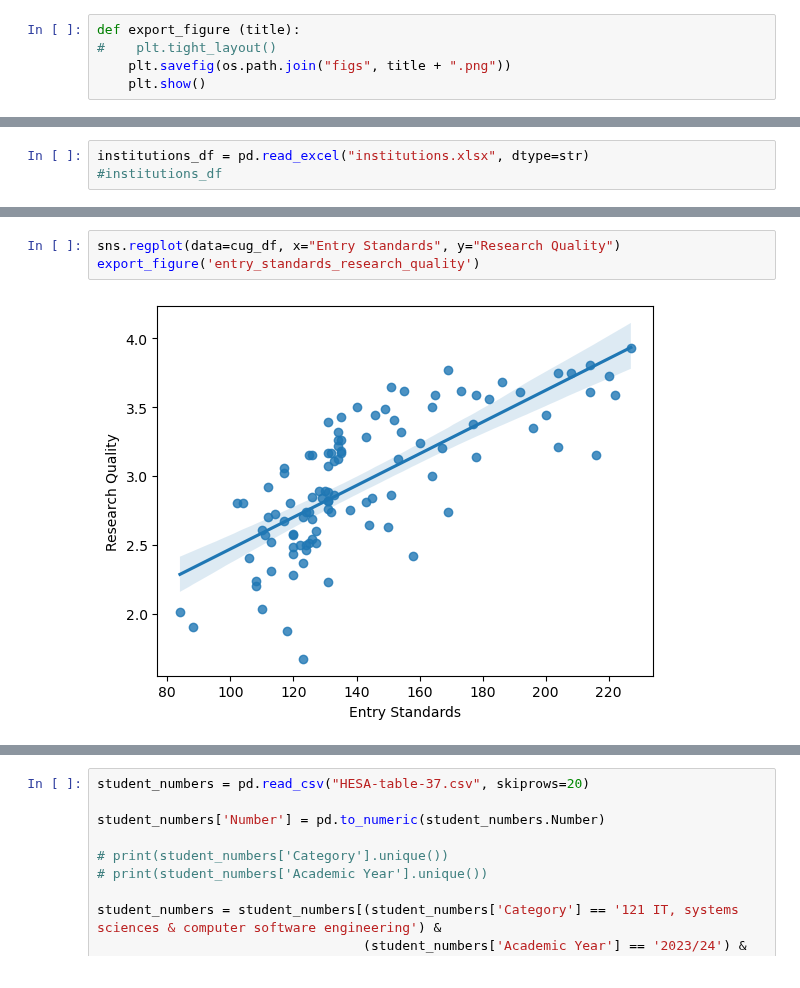
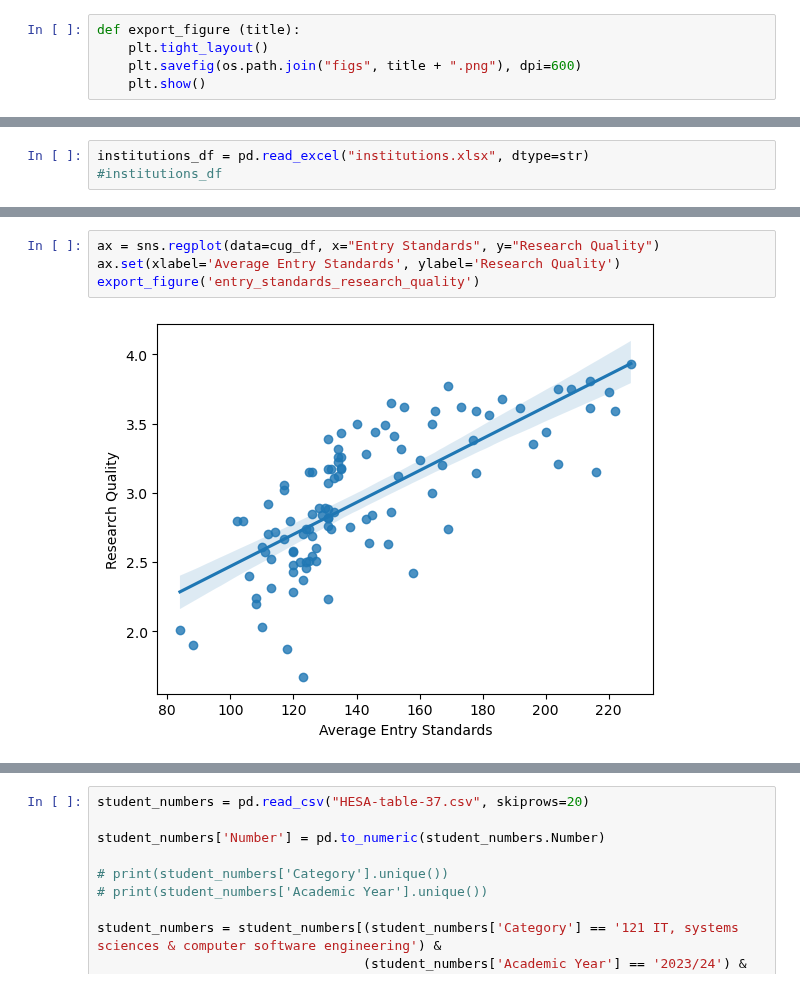
Before and after one commit to stevenaeola/CEP_Retro, a Jupyter notebook: CEP_paper_analysis.ipynb, the cells around one changed output, grey strips where cells are left out. Drawn from its saved outputs; the diff is of its cells as text.

```diff
--- a/CEP_paper_analysis.ipynb
+++ b/CEP_paper_analysis.ipynb
@@ -13,8 +13,8 @@ from seaborn_qqplot import pplot
 import wquantiles
 # %%
 def export_figure (title):
-#    plt.tight_layout()
-    plt.savefig(os.path.join("figs", title + ".png"))
+    plt.tight_layout()
+    plt.savefig(os.path.join("figs", title + ".png"), dpi=600)
     plt.show()
 # %%
 scopus_conferences = ["CEP", "ICER",  "ITiCSE", "Koli","UKICER"]
@@ -383,8 +457,9 @@ Sample does not look Gaussian (reject H0)
 # %%
-sns.regplot(data=cug_df, x="Entry Standards", y="Research Quality")
+ax = sns.regplot(data=cug_df, x="Entry Standards", y="Research Quality")
+ax.set(xlabel='Average Entry Standards', ylabel='Research Quality')
 export_figure('entry_standards_research_quality')
 # %% [output]
-[figure, old version]
+[figure, new version]
 # %%
 affiliations_cug = affiliations_domain.merge(cug_domain[pd.notnull(cug_domain.domain)], how="left", on="domain")
 affiliations_cug
```
Also changed, not shown: parts of 41 cells of this notebook, 2 other files.
